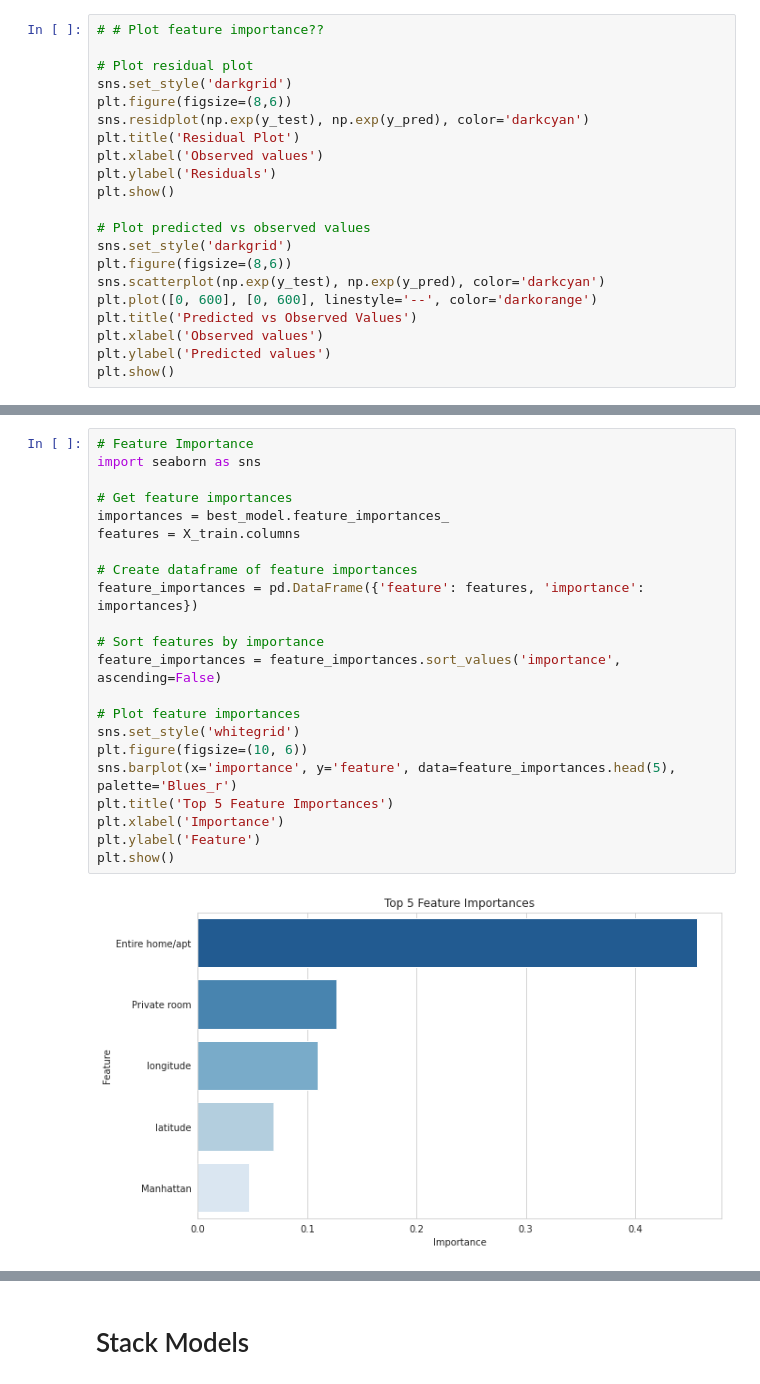
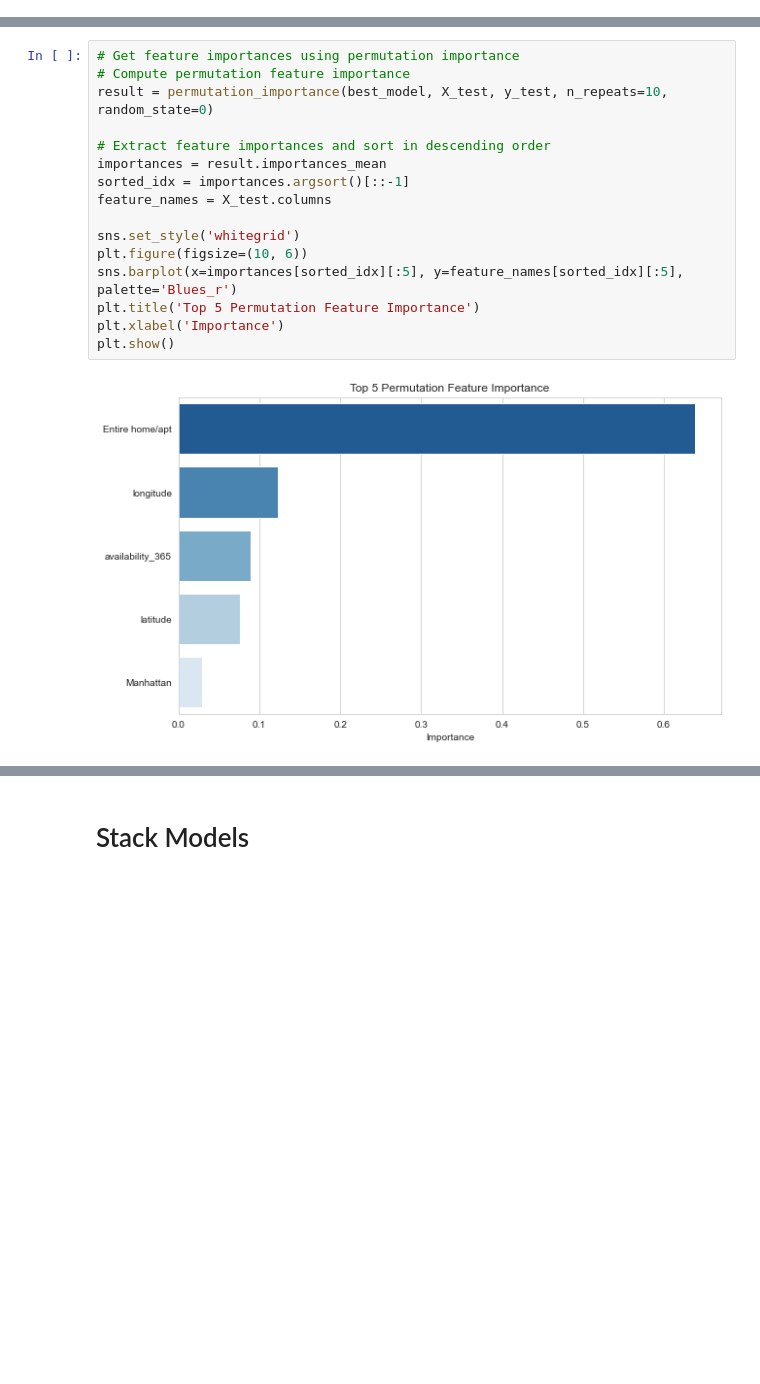
Before and after one commit to yasminahobeika/Decision_Tree_Implementation_From_Scratch, a Jupyter notebook: AirBnb/Models.ipynb, the cells around one changed output, grey strips where cells are left out. Cells and saved outputs as stored; diff of their text form; blank space fills up the shorter version.

Commit message:
Updated Stacked model file with correct changes

```diff
--- a/AirBnb/Models.ipynb
+++ b/AirBnb/Models.ipynb
@@ -291,21 +0,0 @@ Mean squared error: 0.15344131664226618
-# %%
-# # Plot feature importance??
-
-# Plot residual plot
-sns.set_style('darkgrid')
-plt.figure(figsize=(8,6))
-sns.residplot(np.exp(y_test), np.exp(y_pred), color='darkcyan')
-plt.title('Residual Plot')
-plt.xlabel('Observed values')
-plt.ylabel('Residuals')
-plt.show()
-
-# Plot predicted vs observed values
-sns.set_style('darkgrid')
-plt.figure(figsize=(8,6))
-sns.scatterplot(np.exp(y_test), np.exp(y_pred), color='darkcyan')
-plt.plot([0, 600], [0, 600], linestyle='--', color='darkorange')
-plt.title('Predicted vs Observed Values')
-plt.xlabel('Observed values')
-plt.ylabel('Predicted values')
-plt.show()
@@ -457,24 +356,18 @@ Mean squared error: 6464.858775290994
 # %%
-# Feature Importance
-import seaborn as sns
+# Get feature importances using permutation importance
+# Compute permutation feature importance
+result = permutation_importance(best_model, X_test, y_test, n_repeats=10, random_state=0)
 
-# Get feature importances
-importances = best_model.feature_importances_
-features = X_train.columns
+# Extract feature importances and sort in descending order
+importances = result.importances_mean
+sorted_idx = importances.argsort()[::-1]
+feature_names = X_test.columns
 
-# Create dataframe of feature importances
-feature_importances = pd.DataFrame({'feature': features, 'importance': importances})
-
-# Sort features by importance
-feature_importances = feature_importances.sort_values('importance', ascending=False)
-
-# Plot feature importances
 sns.set_style('whitegrid')
 plt.figure(figsize=(10, 6))
-sns.barplot(x='importance', y='feature', data=feature_importances.head(5), palette='Blues_r')
-plt.title('Top 5 Feature Importances')
+sns.barplot(x=importances[sorted_idx][:5], y=feature_names[sorted_idx][:5], palette='Blues_r')
+plt.title('Top 5 Permutation Feature Importance')
 plt.xlabel('Importance')
-plt.ylabel('Feature')
 plt.show()
 # %% [output]
-[figure, old version]
+[figure, new version]
```
Also changed, not shown: parts of 78 cells of this notebook.
